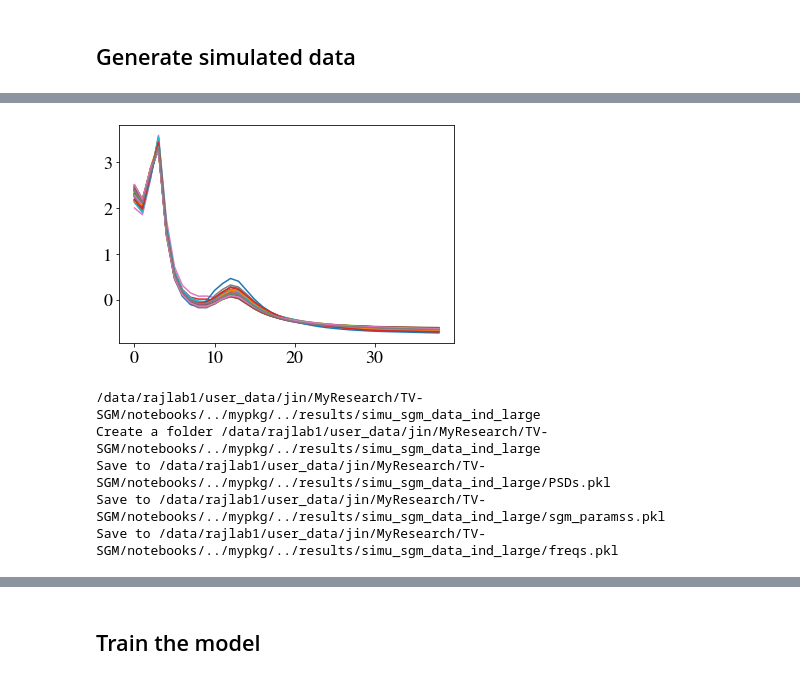
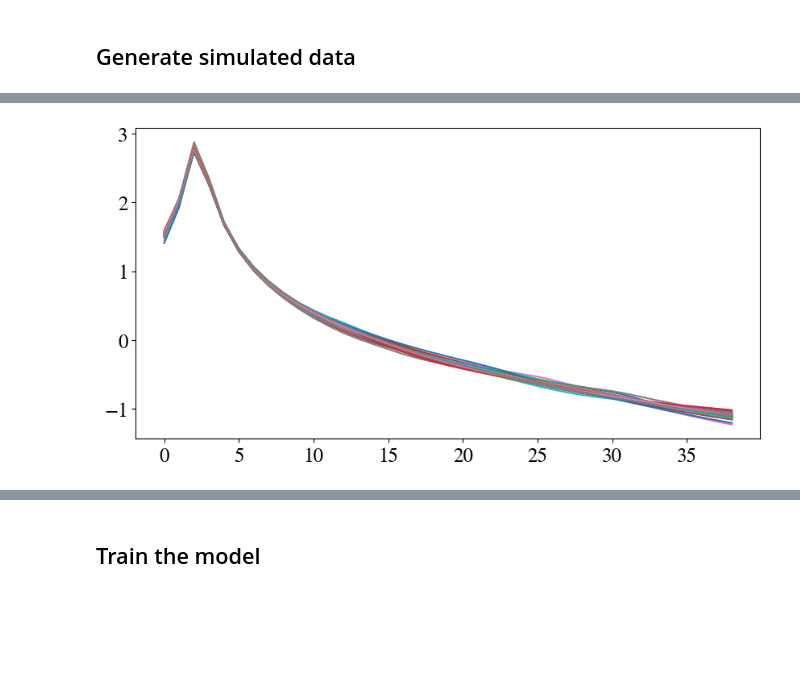
Before and after one commit to JINhuaqing/TV-SGM, a Jupyter notebook: notebooks/SGM_approx.ipynb, the cells around one changed output, grey strips where cells are left out. Cells and saved outputs as stored; diff of their text form; code cells hidden in the pictures; blank space fills up the shorter version.

```diff
--- a/notebooks/SGM_approx.ipynb
+++ b/notebooks/SGM_approx.ipynb
@@ -104,3 +103,5 @@ paras_run = edict()
 paras_run.n = 1000
 paras_run.k = 0.15 # the parameter for reparameterization in logistic
 paras_run.sd = 10 # The std to generate SGM parameters in raw scale (R)
+
+theta_trans_fn = ThetaTransform(prior_bds=paras.prior_bds, k=paras_run.k)
@@ -136,25 +136,26 @@ if not run_python_script:
 # %%
 # the function to generate PSD with SGM
 def get_psd(cur_sgm):
-    cur_PSD = sgmmodel.run_local_coupling_forward(cur_sgm)
+    input_sgm = {}
+    for ix, key in enumerate(paras.names):
+        input_sgm[key] = cur_sgm[ix]
+    cur_PSD = sgmmodel.forward_psd(input_sgm)
     cur_PSD = cur_PSD[:68, :]
     return cur_PSD
 # %%
 # demo of PSD
-if __name__ == "__main__":
-    if not run_python_script:
-        sgm_params_raw = np.random.randn(100, 7)*paras_run.sd
-        sgm_paramss = raw2theta_np(sgm_params_raw, paras.prior_bds, k=paras_run.k)
+sgm_params_raw = np.random.randn(100, 7)*paras_run.sd
+sgm_paramss = theta_trans_fn.raw2theta(sgm_params_raw)
 
-        num_cores = 20
-        with mp.Pool(num_cores) as pool:
-            PSDs = list(tqdm(pool.imap(get_psd, sgm_paramss), total=sgm_paramss.shape[0]))
-        PSDs = np.array(PSDs)
+n_jobs = 5
+with Parallel(n_jobs=n_jobs) as parallel:
+    PSDs = parallel(delayed(get_psd)(cur_sgm) for cur_sgm in tqdm(sgm_paramss))
+PSDs = np.array(PSDs);
 # %%
-if not run_python_script:
-    for ix in range(100):
-        dat = PSDs[ix]
-        dat_std = (dat-dat.mean(axis=-1, keepdims=True))/dat.std(axis=-1, keepdims=True)
-        seq = dat_std.mean(axis=0)
-        plt.plot(dat_std.mean(axis=0))
+PSDs = 20*np.log10(PSDs)
+for ix in range(100):
+    dat = PSDs[ix]
+    dat_std = (dat-dat.mean(axis=-1, keepdims=True))/dat.std(axis=-1, keepdims=True)
+    seq = dat_std.mean(axis=0)
+    plt.plot(freqs, seq)
 # %% [output]
@@ -162,30 +163,8 @@ if not run_python_script:
 # %%
-if not run_python_script:
-    ix = 10
-    dat =PSDs[ix]
-    dat_std = (dat-dat.mean(axis=-1, keepdims=True))/dat.std(axis=-1, keepdims=True)
-    for ix in range(68):
-        plt.plot(dat_std[ix])
+sub_ix = 1
+dat =PSDs[sub_ix]
+dat_std = (dat-dat.mean(axis=-1, keepdims=True))/dat.std(axis=-1, keepdims=True)
+for ix in range(68):
+    plt.plot(dat_std[ix])
 # %% [output]
-[figure, old version]
+[figure, new version]
-# %%
-if __name__ == "__main__":
-    if not run_python_script:
-        sgm_params_raw = np.random.randn(100000, 7)*paras_run.sd
-        sgm_paramss = raw2theta_np(sgm_params_raw, paras.prior_bds, k=paras_run.k)
-
-        num_cores = 20
-        with mp.Pool(num_cores) as pool:
-            PSDs = list(tqdm(pool.imap(get_psd, sgm_paramss), total=sgm_paramss.shape[0]))
-
-        simu_sgm_data = edict()
-        simu_sgm_data.PSDs = np.array(PSDs)
-        simu_sgm_data.sgm_paramss =  sgm_paramss
-        simu_sgm_data.freqs = paras.freqs
-        save_pkl_dict2folder(RES_ROOT/"simu_sgm_data_ind_large", simu_sgm_data, is_force=True)
-# %% [output]
-/data/rajlab1/user_data/jin/MyResearch/TV-SGM/notebooks/../mypkg/../results/simu_sgm_data_ind_large
-Create a folder /data/rajlab1/user_data/jin/MyResearch/TV-SGM/notebooks/../mypkg/../results/simu_sgm_data_ind_large
-Save to /data/rajlab1/user_data/jin/MyResearch/TV-SGM/notebooks/../mypkg/../results/simu_sgm_data_ind_large/PSDs.pkl
-Save to /data/rajlab1/user_data/jin/MyResearch/TV-SGM/notebooks/../mypkg/../results/simu_sgm_data_ind_large/sgm_paramss.pkl
-Save to /data/rajlab1/user_data/jin/MyResearch/TV-SGM/notebooks/../mypkg/../results/simu_sgm_data_ind_large/freqs.pkl
```
Also changed, not shown: parts of 33 cells of this notebook, 16 other files.
